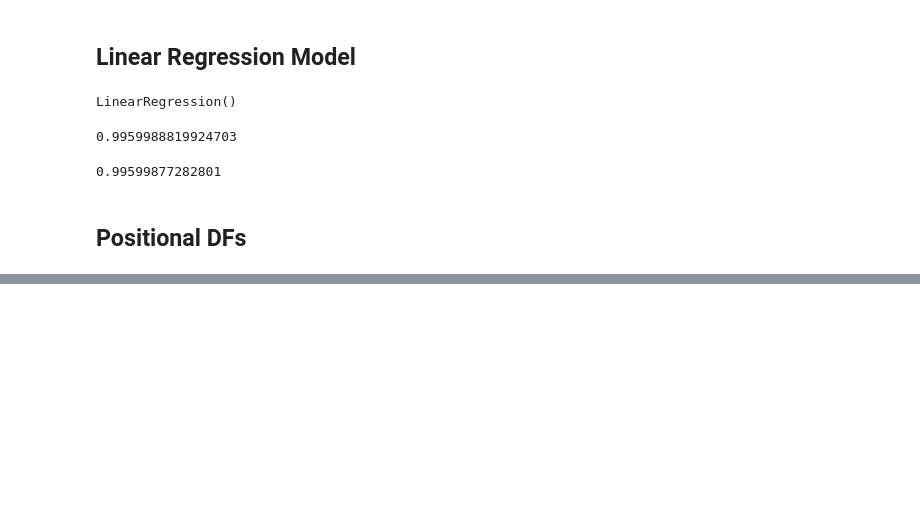
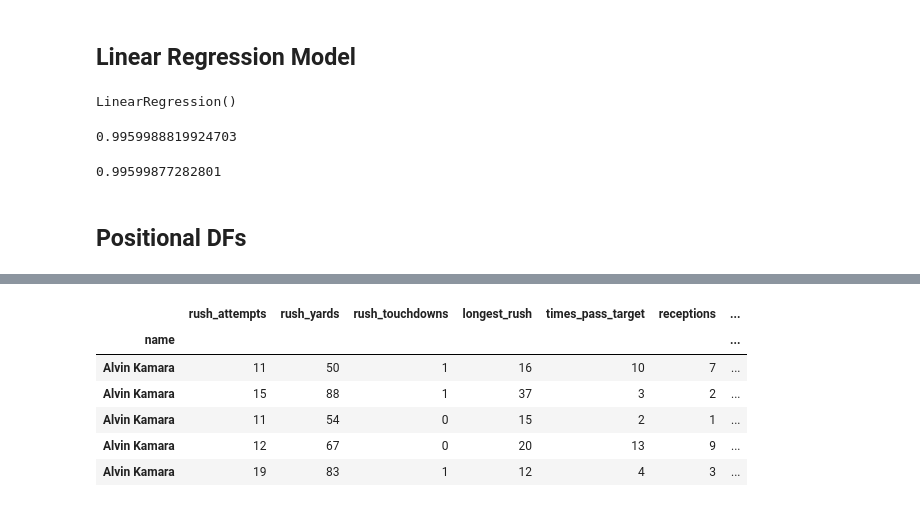
Before and after one commit to sbull32/team_cautious_waffle, a Jupyter notebook: Linear_reg_model.ipynb, the cells around one changed output, grey strips where cells are left out. Saved outputs shown, nothing was run; the diff lists cells and outputs as text; code cells hidden in the pictures; blank space fills up the shorter version.

```diff
--- a/Linear_reg_model.ipynb
+++ b/Linear_reg_model.ipynb
@@ -201,0 +233,14 @@ r2_score(y_test, y_pred)
+# %%
+rb_df = complete_nfl_df[complete_nfl_df["position"] == "RB"]
+# %%
+rb_df = rb_df.drop(['passing_yards', 'completed_passes', 'quarterback_rating', 'attempted_passes', 'longest_pass', 'passing_touchdowns', 'yards_lost_from_sacks', 'times_sacked', 'interceptions_thrown', 'fumbles_recovered_for_touchdown', 'team', 'position'], axis=1)
+# %%
+rb_df.head()
+# %% [output]
+|  | rush_attempts | rush_yards | rush_touchdowns | longest_rush | times_pass_target | receptions | ... |
+| name |  |  |  |  |  |  | ... |
+| Alvin Kamara | 11 | 50 | 1 | 16 | 10 | 7 | ... |
+| Alvin Kamara | 15 | 88 | 1 | 37 | 3 | 2 | ... |
+| Alvin Kamara | 11 | 54 | 0 | 15 | 2 | 1 | ... |
+| Alvin Kamara | 12 | 67 | 0 | 20 | 13 | 9 | ... |
+| Alvin Kamara | 19 | 83 | 1 | 12 | 4 | 3 | ... |
```
Also changed, not shown: parts of 23 cells of this notebook.
